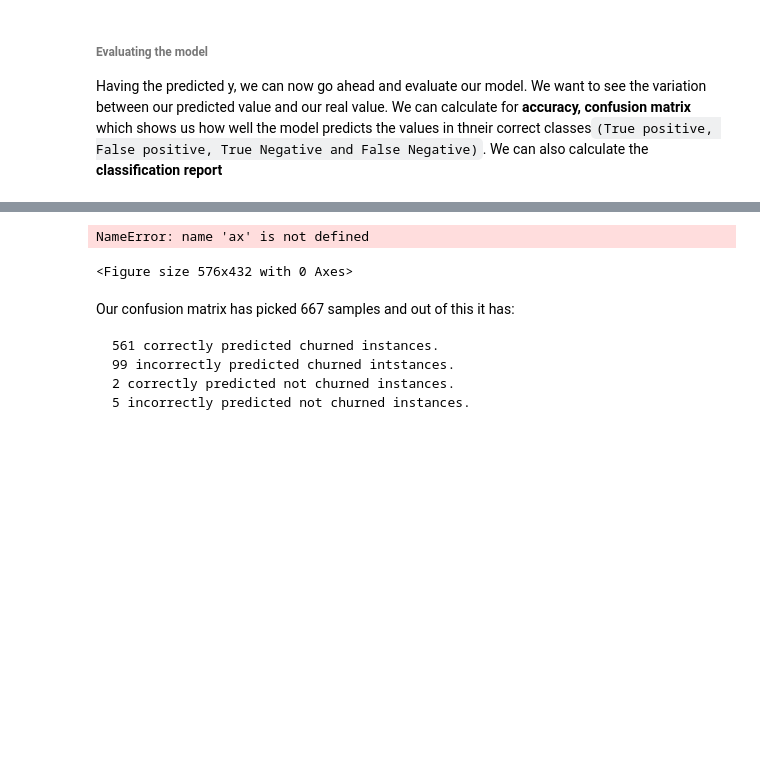
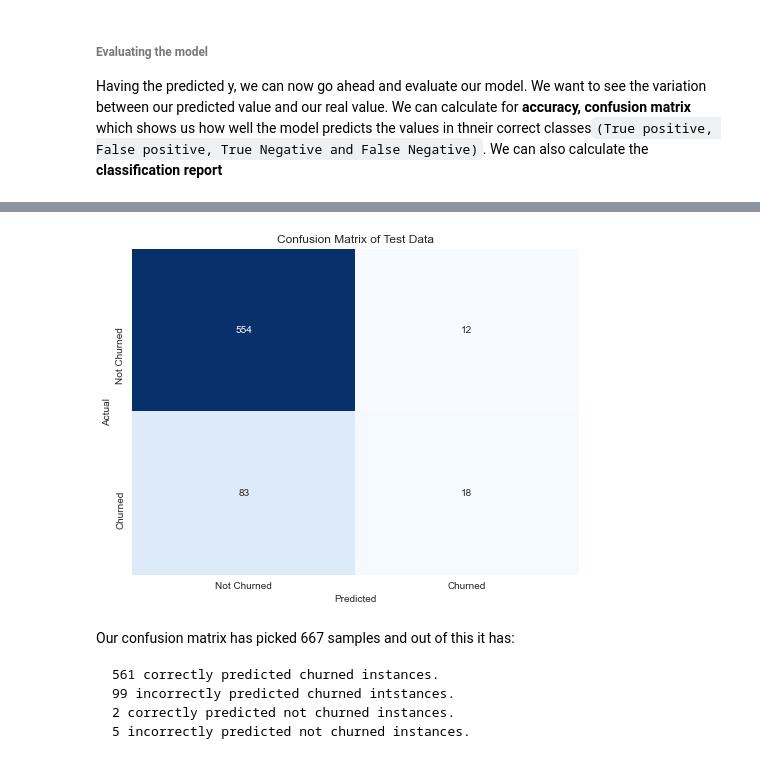
Before and after one commit to Masinde10/Customer-churn-project, a Jupyter notebook: Customerchurn.ipynb, the cells around one changed output, grey strips where cells are left out. Drawn from its saved outputs; the diff is of its cells as text; code cells hidden in the pictures; blank space fills up the shorter version.

```diff
--- a/Customerchurn.ipynb
+++ b/Customerchurn.ipynb
@@ -262,7 +271,7 @@ LogisticRegression()
 Once we have fitted the model, we can go ahead and use it together with `X_test` to make a `prediction(y_pred)`. We will then use this predicted value and compare it with our `real y(y_test)` and calculate the accuracy of our model. We are using the data from our test set to see how our model perfoms with unseen data. This will give us atrue picture of if our model has learnt the underlying patterns well or not.
 # %%
 #Make a prediction (y_pred) using the model
-y_pred= logreg.predict(X_test)
+y_pred= logreg.predict(X_test_scaled)
 # %% [markdown]
 ###### Evaluating the model
 Having the predicted y, we can now go ahead and evaluate our model. We want to see the  variation between our predicted value and our real value. We can calculate for **accuracy, confusion matrix** which shows us how well the model predicts the values in thneir correct classes`(True positive, False positive, True Negative and False Negative)`. We can also calculate the **classification report**
@@ -284,13 +293,13 @@ print(conf_matrix)
 # %%
 #We can visusalize the confusion matrix
 plt.figure(figsize=(8,6))
-sns.heatmap(conf_matrix,annot=True, fmt="d", cmap='Blues', cbar=False)
-plt.xlabel('Predicted class')
-plt.ylabel('True class')
+sns.heatmap(conf_matrix,annot=True, fmt="d", cmap='Blues', cbar=False,xticklabels=["Not Churned", "Churned"],
+            yticklabels=["Not Churned", "Churned"])
+plt.xlabel('Predicted')
+plt.ylabel('Actual')
 plt.title('Confusion Matrix of Test Data');
 # %% [output]
-NameError: name 'ax' is not defined
-<Figure size 576x432 with 0 Axes>
+[figure, added]
 # %% [markdown]
 Our confusion matrix has picked 667 samples and out of this it has:
 
```
Also changed, not shown: parts of 22 cells of this notebook.
